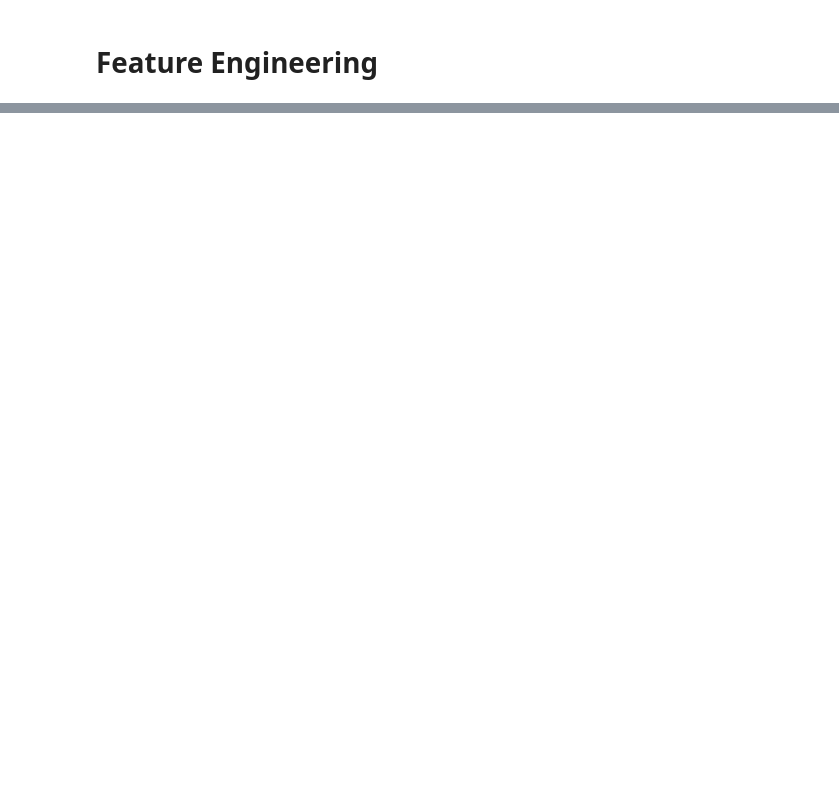
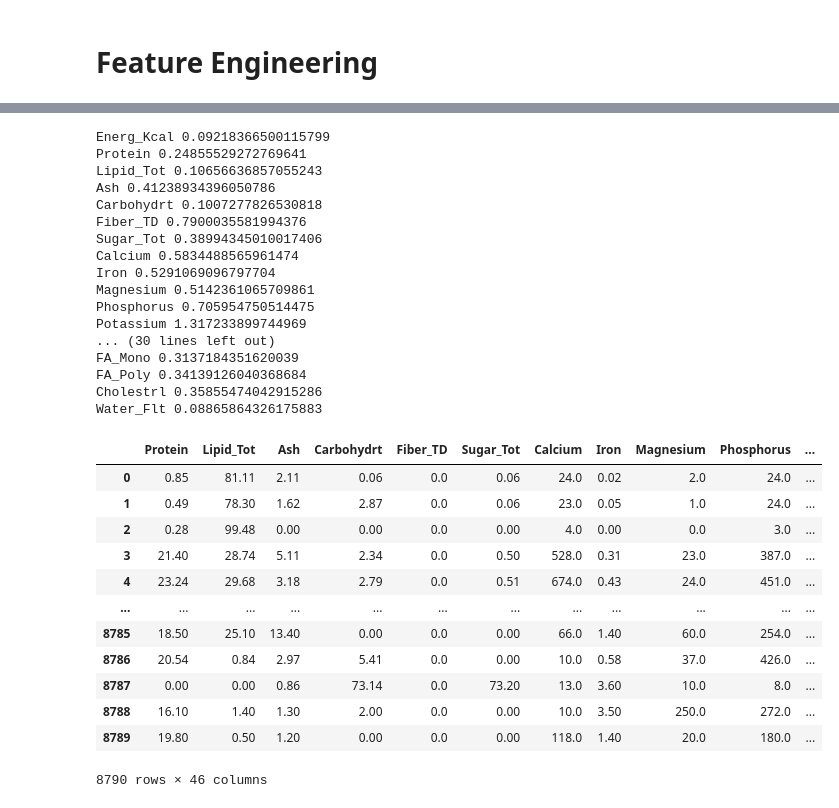
Before and after one commit to jbalda8/zotec_assessment, a Jupyter notebook: zotec_assessment.ipynb, the cells around one changed output, grey strips where cells are left out. Saved outputs shown, nothing was run; the diff lists cells and outputs as text; code cells hidden in the pictures; blank space fills up the shorter version.

```diff
--- a/zotec_assessment.ipynb
+++ b/zotec_assessment.ipynb
@@ -235,0 +226,68 @@ dtype('O')
+# %%
+col = []
+zeros = []
+
+for column in high_null_list:
+    try:
+        zeros_count = df_eng[column].value_counts().loc[0.0]
+        zeros.append(zeros_count)
+        col.append(column)
+    except:
+        pass
+
+df_zeros_high = pd.DataFrame({'zero_count':zeros}, index=col)
+# %%
+high_zeros_df = df_zeros_high[df_zeros_high['zero_count']>1000].index
+# %%
+for col in high_zeros_df:
+    df_eng[col] = df_eng[col].fillna(0)
+# %%
+df_null_fill = df_eng
+df_null_fill = df_null_fill.drop(labels='Desc_Cat', axis=1)
+df_null_update = df_null_fill.isnull().sum()
+df_null_columns = df_null_update.index
+df_null_fill = df_null_fill.dropna(axis=0)
+# %%
+for col in df_null_columns:
+    df_null_fill[col] = df_null_fill[col].replace('None', pd.NA)
+    df_x = df_null_fill.drop(labels=col, axis=1)
+    df_y = df_null_fill[col]
+    [X, y] = prepareData(df_x, df_y)
+    X_train, X_test, y_train, y_test = train_test_split(X, y, test_size=0.3, random_state=0)
+    model_na = xgb.XGBRegressor()
+    model_na.fit(X_train, y_train)
+
+    df_predict = df_eng[df_eng[col].isnull()]
+    X_predict = df_predict.drop(col, axis=1)
+    Y_predict = df_predict.
+# %% [output]
+Energ_Kcal 0.09218366500115799
+Protein 0.24855529272769641
+Lipid_Tot 0.10656636857055243
+Ash 0.41238934396050786
+Carbohydrt 0.1007277826530818
+Fiber_TD 0.7900035581994376
+Sugar_Tot 0.38994345010017406
+Calcium 0.5834488565961474
+Iron 0.5291069096797704
+Magnesium 0.5142361065709861
+Phosphorus 0.705954750514475
+Potassium 1.317233899744969
+... (30 lines left out)
+FA_Mono 0.3137184351620039
+FA_Poly 0.34139126040368684
+Cholestrl 0.35855474042915286
+Water_Flt 0.08865864326175883
+|  | Protein | Lipid_Tot | Ash | Carbohydrt | Fiber_TD | Sugar_Tot | Calcium | Iron | Magnesium | Phosphorus | ... |
+| 0 | 0.85 | 81.11 | 2.11 | 0.06 | 0.0 | 0.06 | 24.0 | 0.02 | 2.0 | 24.0 | ... |
+| 1 | 0.49 | 78.30 | 1.62 | 2.87 | 0.0 | 0.06 | 23.0 | 0.05 | 1.0 | 24.0 | ... |
+| 2 | 0.28 | 99.48 | 0.00 | 0.00 | 0.0 | 0.00 | 4.0 | 0.00 | 0.0 | 3.0 | ... |
+| 3 | 21.40 | 28.74 | 5.11 | 2.34 | 0.0 | 0.50 | 528.0 | 0.31 | 23.0 | 387.0 | ... |
+| 4 | 23.24 | 29.68 | 3.18 | 2.79 | 0.0 | 0.51 | 674.0 | 0.43 | 24.0 | 451.0 | ... |
+| ... | ... | ... | ... | ... | ... | ... | ... | ... | ... | ... | ... |
+| 8785 | 18.50 | 25.10 | 13.40 | 0.00 | 0.0 | 0.00 | 66.0 | 1.40 | 60.0 | 254.0 | ... |
+| 8786 | 20.54 | 0.84 | 2.97 | 5.41 | 0.0 | 0.00 | 10.0 | 0.58 | 37.0 | 426.0 | ... |
+| 8787 | 0.00 | 0.00 | 0.86 | 73.14 | 0.0 | 73.20 | 13.0 | 3.60 | 10.0 | 8.0 | ... |
+| 8788 | 16.10 | 1.40 | 1.30 | 2.00 | 0.0 | 0.00 | 10.0 | 3.50 | 250.0 | 272.0 | ... |
+| 8789 | 19.80 | 0.50 | 1.20 | 0.00 | 0.0 | 0.00 | 118.0 | 1.40 | 20.0 | 180.0 | ... |
+8790 rows × 46 columns
```
Also changed, not shown: parts of 10 cells of this notebook.
